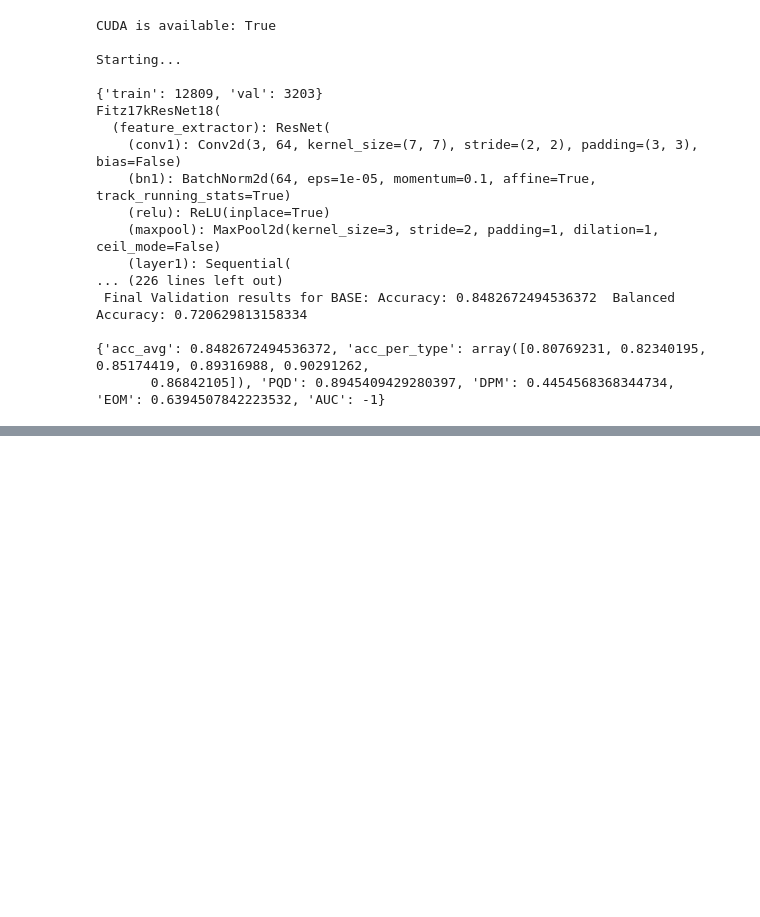
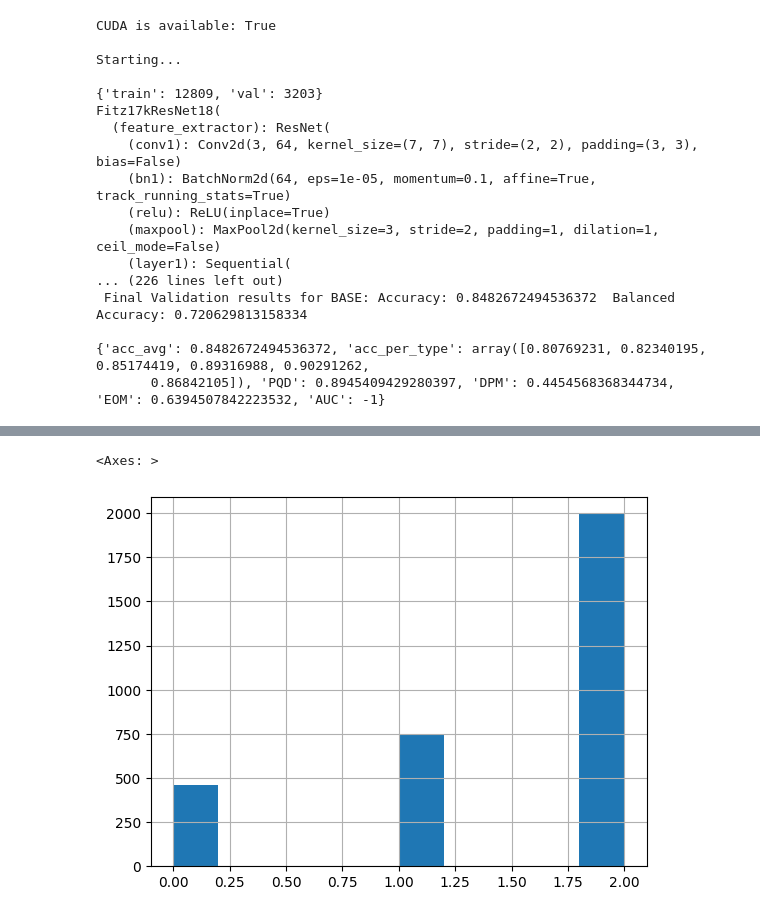
Before and after one commit to AliGhadirii/FairPrune, a Jupyter notebook: Run_On_Colab.ipynb, the cells around one changed output, grey strips where cells are left out. Cells and saved outputs as stored; diff of their text form; code cells hidden in the pictures; blank space fills up the shorter version.

```diff
--- a/Run_On_Colab.ipynb
+++ b/Run_On_Colab.ipynb
@@ -58,0 +129,4 @@ Traceback (most recent call last):
+# %%
+import pandas as pd
+df = pd.read_csv("/content/drive/MyDrive/FairPrune/Outputs/validation_results_Resnet18_FairPrune_Iter=0.csv")
+df
@@ -58,0 +147,5 @@ Traceback (most recent call last):
+# %%
+df['prediction'].hist()
+# %% [output]
+<Axes: >
+[figure, added]
```
Also changed, not shown: parts of 4 cells of this notebook, 3 other files.
